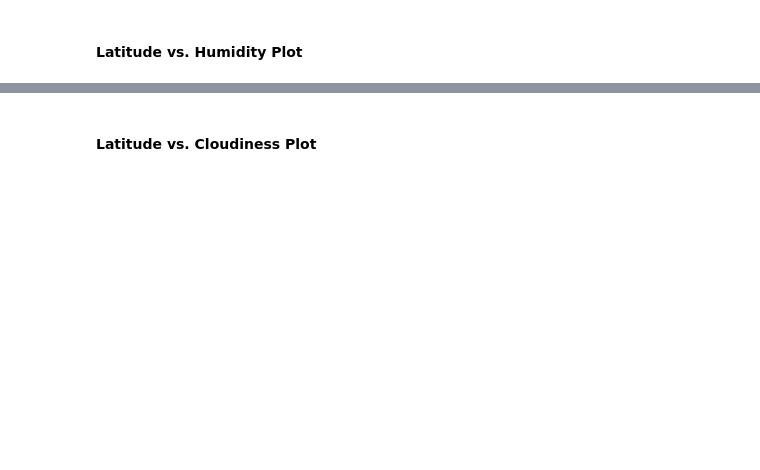
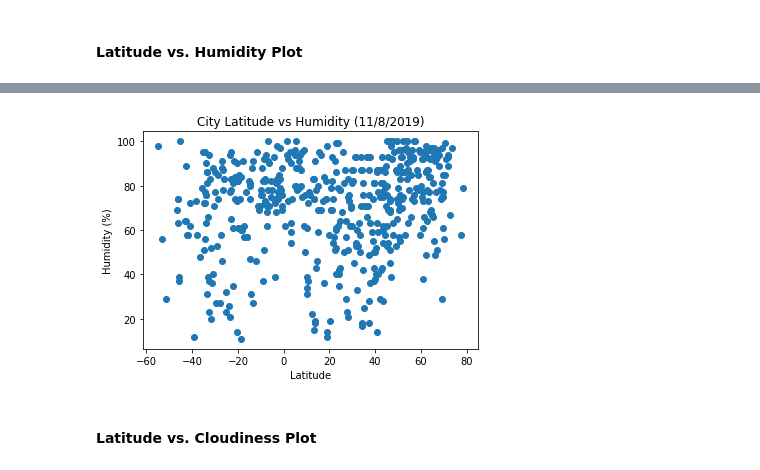
Before and after one commit to jran14/python-api-challenge, a Jupyter notebook: WeatherPy/WeatherPy.ipynb, the cells around one changed output, grey strips where cells are left out. Drawn from its saved outputs; the diff is of its cells as text; code cells hidden in the pictures; blank space fills up the shorter version.

```diff
--- a/WeatherPy/WeatherPy.ipynb
+++ b/WeatherPy/WeatherPy.ipynb
@@ -330,2 +347,13 @@ dtype: int64
+# %%
+x_axis= results_df['Lat']
+y_axis=results_df['Humidity']
+plt.scatter(x_axis, y_axis)
+plt.xlabel("Latitude")
+plt.ylabel("Humidity (%)")
+plt.title("City Latitude vs Humidity (11/8/2019)")
+#save the figure to png file
+plt.savefig("City Latitude vs Humidity.png")
+# %% [output]
+[figure, added]
 # %% [markdown]
 #### Latitude vs. Cloudiness Plot
```
Also changed, not shown: parts of 31 cells of this notebook, 5 other files.
